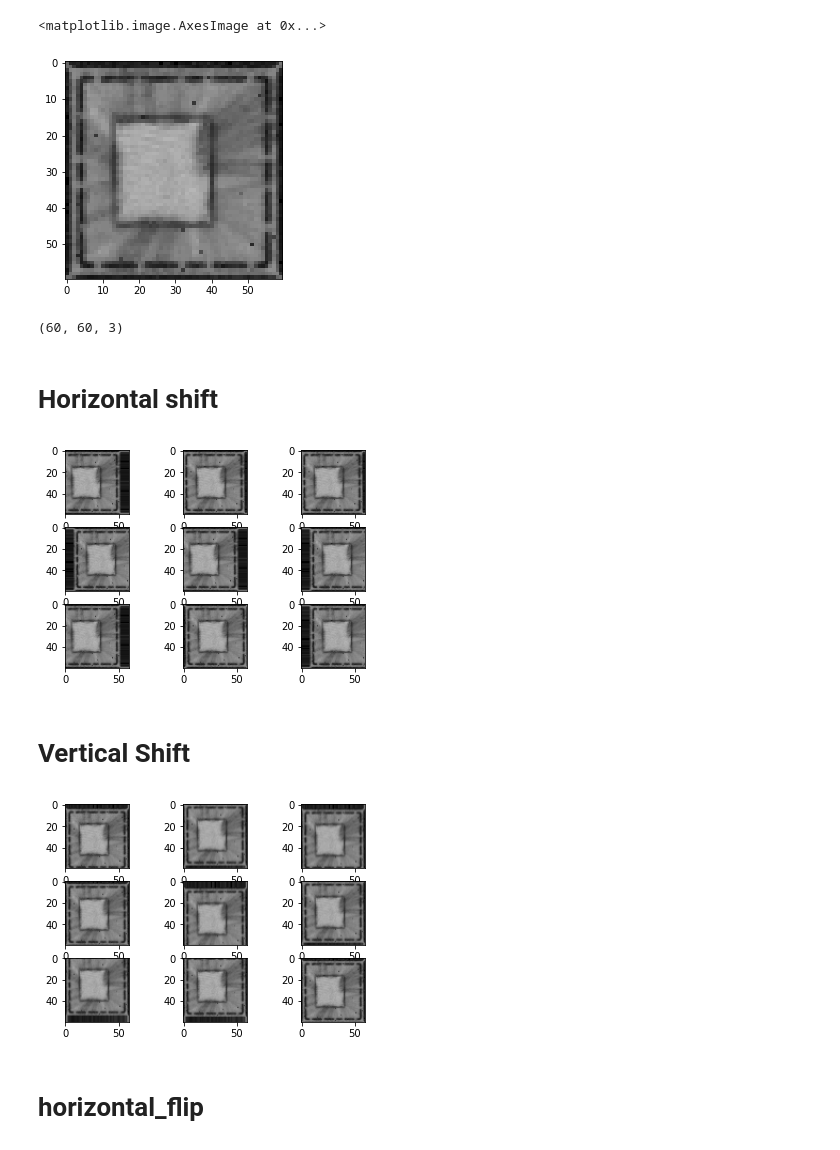
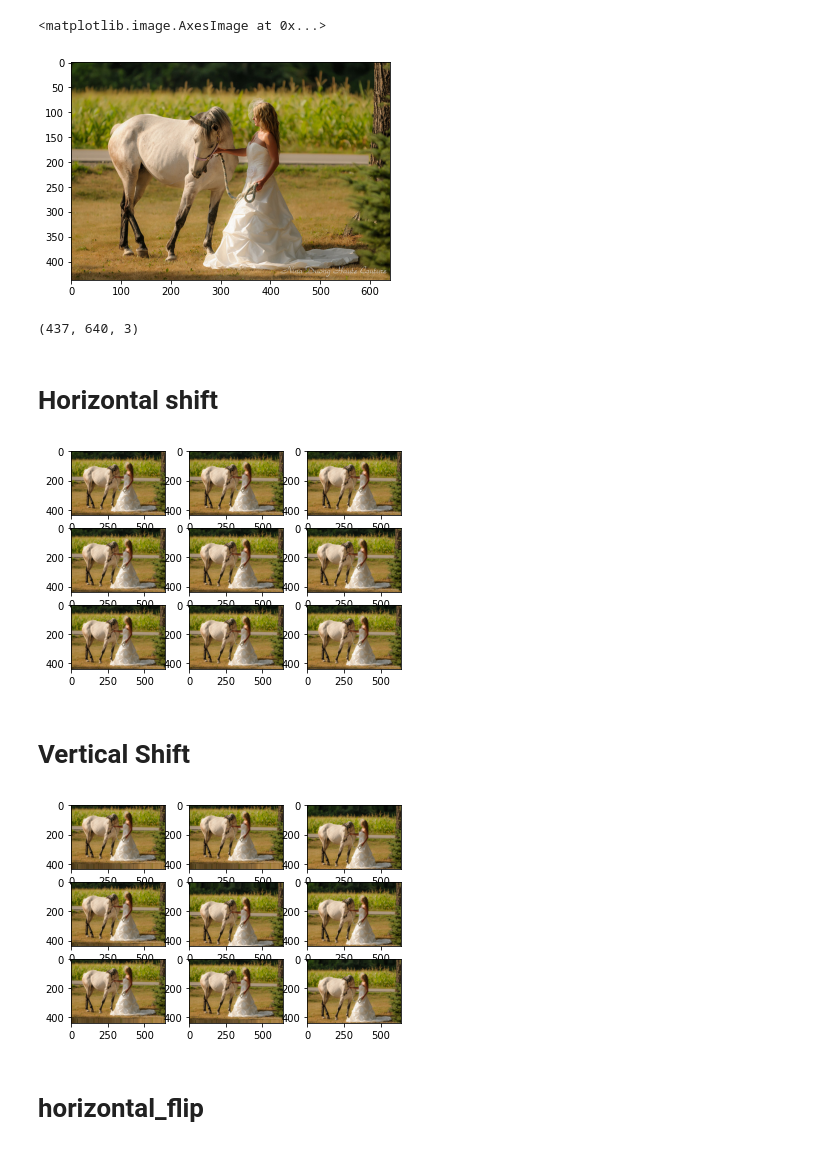
Before and after one commit to shahani18/Agumentation-, a Jupyter notebook: image agumentation.ipynb, the cells around one changed output. Saved outputs shown, nothing was run; the diff lists cells and outputs as text; code cells hidden in the pictures.

```diff
--- a/image agumentation.ipynb
+++ b/image agumentation.ipynb
@@ -9,15 +9,15 @@ from matplotlib import pyplot
 import cv2
 # %%
 # load the image
-img = load_img('PE170DL70P-01-C(Security-C)_1_4.png')
+img = load_img('8433365521_9252889f9a_z.jpg')
 plt.imshow(img)
 # %% [output]
 <matplotlib.image.AxesImage at 0x...>
-[figure, old version]
+[figure, new version]
 # %%
-cv2.imread('PE170DL70P-01-C(Security-C)_1_4.png').shape
+cv2.imread('8433365521_9252889f9a_z.jpg').shape
 # %% [output]
-(60, 60, 3)
+(437, 640, 3)
 # %%
 # convert to numpy array
 data = img_to_array(img)
@@ -43,7 +43,7 @@ for i in range(9):
 # show the figure
 pyplot.show()
 # %% [output]
-[figure, old version]
+[figure, new version]
 # %% [markdown]
 # Vertical Shift
 # %%
@@ -64,7 +64,7 @@ for i in range(9):
 # show the figure
 pyplot.show()
 # %% [output]
-[figure, old version]
+[figure, new version]
 # %% [markdown]
 # horizontal_flip
 # %%
```
Also changed, not shown: parts of 5 cells of this notebook.
